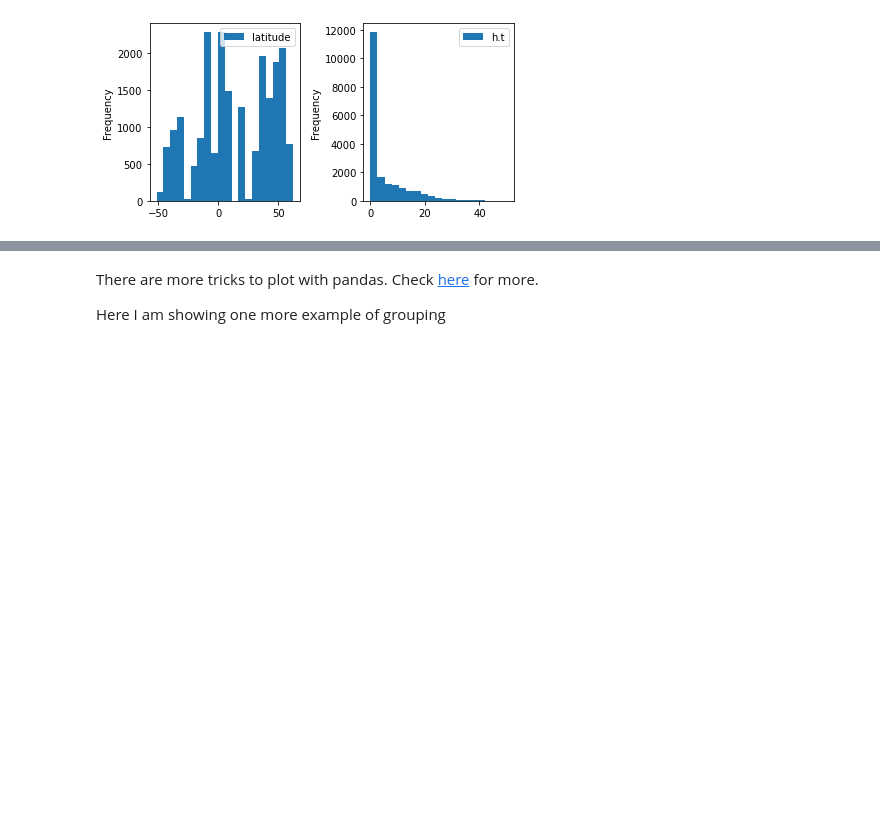
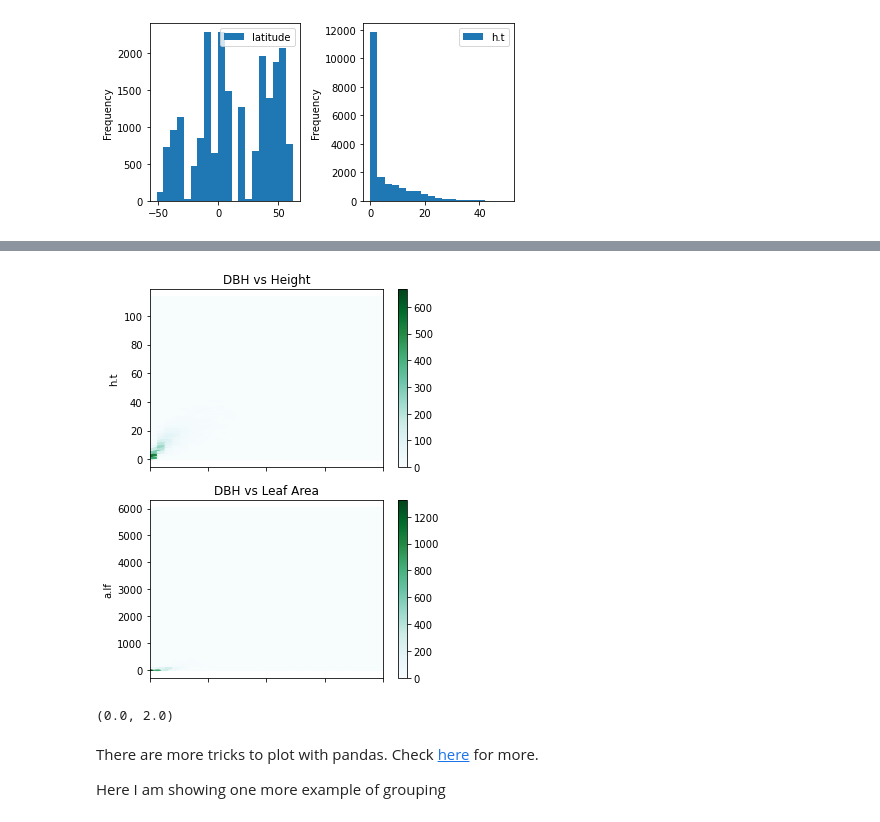
Before and after one commit to xiangtaoxu/QuantitativeEcology, a Jupyter notebook: Lab1/LAB1_data_access_and_visualization.ipynb, the cells around one changed output, grey strips where cells are left out. Cells and saved outputs as stored; diff of their text form; code cells hidden in the pictures; blank space fills up the shorter version.

```diff
--- a/Lab1/LAB1_data_access_and_visualization.ipynb
+++ b/Lab1/LAB1_data_access_and_visualization.ipynb
@@ -728,3 +746,27 @@ plt.savefig('./baad_pandas_scatter.png',dpi=300)
+# %%
+# scatter plot diameter and height and diameter with leaf area
+panel_x,panel_y=2,1
+
+# we ask the two figures to share x
+fig, axes = plt.subplots(panel_x,panel_y,figsize=(panel_y*5,panel_x*3),
+                         sharex=True)
+# here note that the order of x and y are reversed when defining figsize
+
+df_data.plot(x='d.bh',y='h.t',kind='hexbin',ax=axes[0])
+axes[0].set_title('DBH vs Height')
+axes[0].set_xlim((0,2))
+
+df_data.plot(x='d.bh',y='a.lf',kind='hexbin',ax=axes[1])
+axes[1].set_title('DBH vs Leaf Area')
+axes[1].set_xlim((0,2))
+fig.tight_layout()
+plt.savefig('./baad_pandas_scatter.png',dpi=300)
+# %% [output]
+[figure, added]
+# %%
+print(axes[0].get_xlim())
+# %% [output]
+(0.0, 2.0)
 # %% [markdown]
 There are more tricks to plot with pandas. Check [here](https://pandas.pydata.org/pandas-docs/stable/user_guide/visualization.html) for more.
 
```
Also changed, not shown: parts of 12 cells of this notebook.
